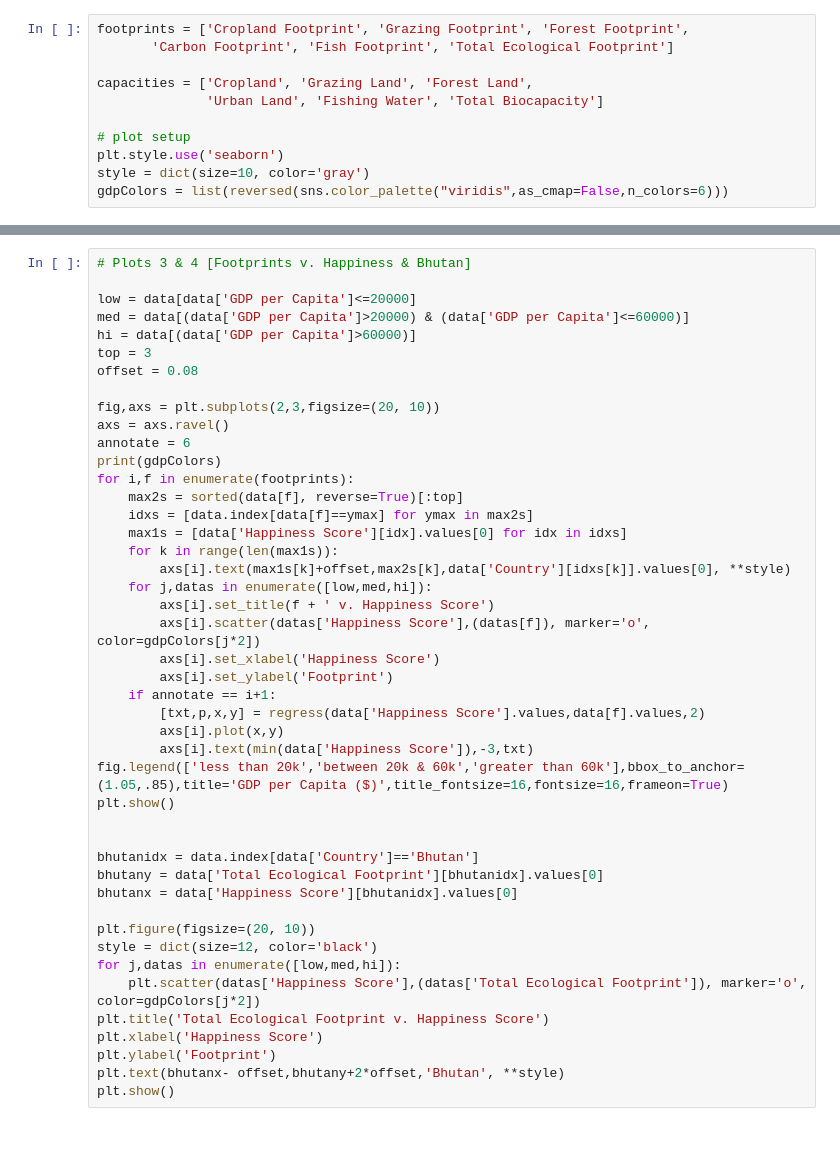
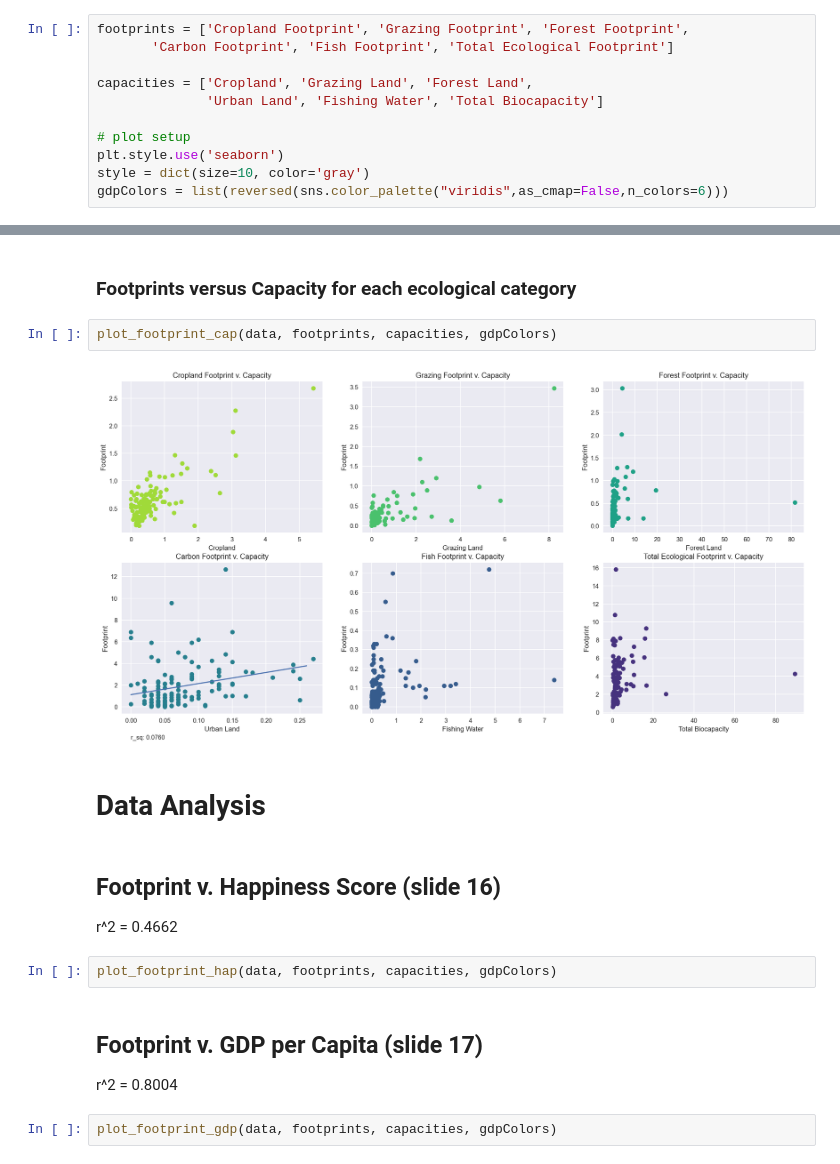
Before and after one commit to roumenguha/ECE143-Final-Project, a Jupyter notebook: FinalProject.ipynb, the cells around one changed output, grey strips where cells are left out. Cells and saved outputs as stored; diff of their text form; blank space fills up the shorter version.

```diff
--- a/FinalProject.ipynb
+++ b/FinalProject.ipynb
@@ -61,45 +105,18 @@ plt.show()
-# %%
-# Plots 3 & 4 [Footprints v. Happiness & Bhutan]
-
-low = data[data['GDP per Capita']<=20000]
-med = data[(data['GDP per Capita']>20000) & (data['GDP per Capita']<=60000)]
-hi = data[(data['GDP per Capita']>60000)]
-top = 3
-offset = 0.08
-
-fig,axs = plt.subplots(2,3,figsize=(20, 10))
-axs = axs.ravel()
-annotate = 6
-print(gdpColors)
-for i,f in enumerate(footprints):
-    max2s = sorted(data[f], reverse=True)[:top]
-    idxs = [data.index[data[f]==ymax] for ymax in max2s]
-    max1s = [data['Happiness Score'][idx].values[0] for idx in idxs]
-    for k in range(len(max1s)):
-        axs[i].text(max1s[k]+offset,max2s[k],data['Country'][idxs[k]].values[0], **style)
-    for j,datas in enumerate([low,med,hi]):
-        axs[i].set_title(f + ' v. Happiness Score')
-        axs[i].scatter(datas['Happiness Score'],(datas[f]), marker='o', color=gdpColors[j*2])
-        axs[i].set_xlabel('Happiness Score')
-        axs[i].set_ylabel('Footprint')
-    if annotate == i+1:
-        [txt,p,x,y] = regress(data['Happiness Score'].values,data[f].values,2)
-        axs[i].plot(x,y)
-        axs[i].text(min(data['Happiness Score']),-3,txt)
-fig.legend(['less than 20k','between 20k & 60k','greater than 60k'],bbox_to_anchor=(1.05,.85),title='GDP per Capita ($)',title_fontsize=16,fontsize=16,frameon=True)
-plt.show()
-
-
-bhutanidx = data.index[data['Country']=='Bhutan']
-bhutany = data['Total Ecological Footprint'][bhutanidx].values[0]
-bhutanx = data['Happiness Score'][bhutanidx].values[0]
-
-plt.figure(figsize=(20, 10))
-style = dict(size=12, color='black')
-for j,datas in enumerate([low,med,hi]):
-    plt.scatter(datas['Happiness Score'],(datas['Total Ecological Footprint']), marker='o', color=gdpColors[j*2])
-plt.title('Total Ecological Footprint v. Happiness Score')
-plt.xlabel('Happiness Score')
-plt.ylabel('Footprint')
-plt.text(bhutanx- offset,bhutany+2*offset,'Bhutan', **style)
-plt.show()
+# %% [markdown]
+### Footprints versus Capacity for each ecological category
+# %%
+plot_footprint_cap(data, footprints, capacities, gdpColors)
+# %% [output]
+[figure, added]
+# %% [markdown]
+# Data Analysis
+# %% [markdown]
+## Footprint v. Happiness Score (slide 16)
+r^2 = 0.4662
+# %%
+plot_footprint_hap(data, footprints, capacities, gdpColors)
+# %% [markdown]
+## Footprint v. GDP per Capita (slide 17)
+r^2 = 0.8004
+# %%
+plot_footprint_gdp(data, footprints, capacities, gdpColors)
```
Also changed, not shown: parts of 28 cells of this notebook, 15 other files.
